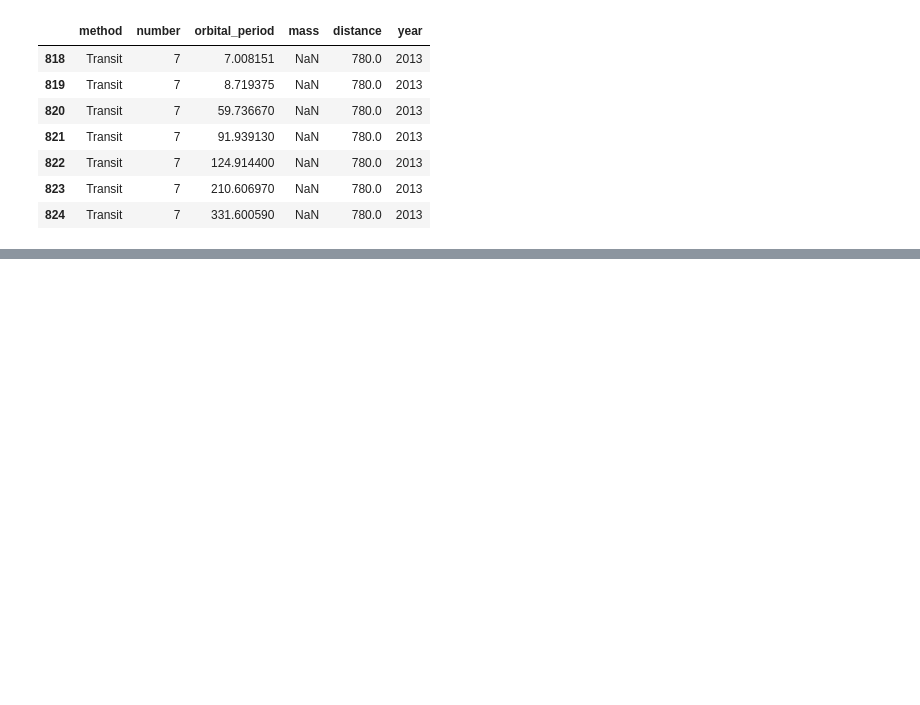
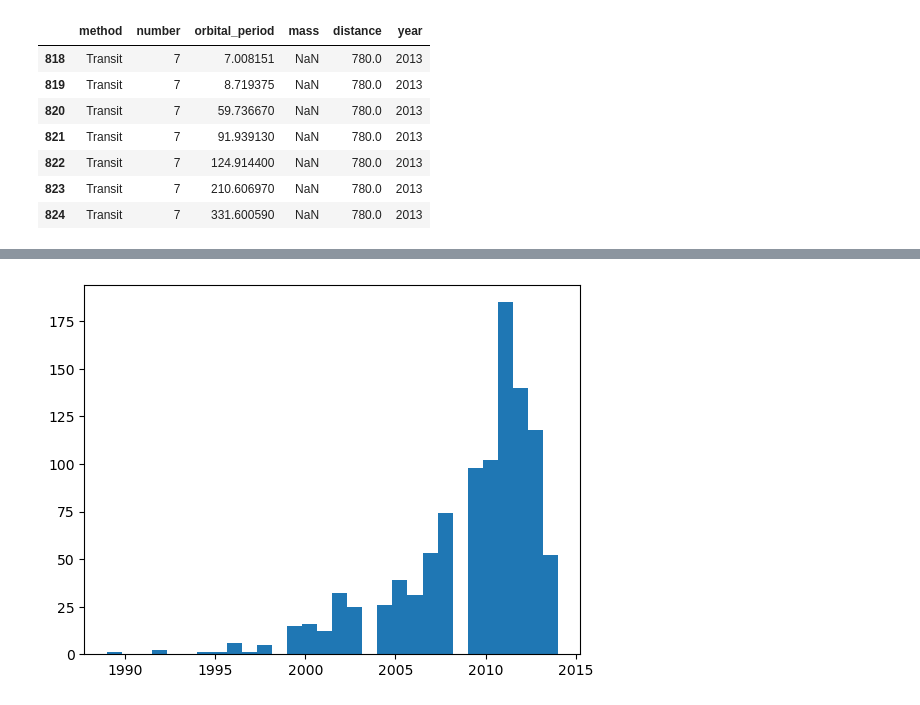
Before and after one commit to crypt0kitik/Introduction-to-Data-Analytics, a Jupyter notebook: Homework sets/Additional notebooks/Data Analytics - Planets.ipynb, the cells around one changed output, grey strips where cells are left out. Drawn from its saved outputs; the diff is of its cells as text; code cells hidden in the pictures; blank space fills up the shorter version.

```diff
--- a/Homework sets/Additional notebooks/Data Analytics - Planets.ipynb
+++ b/Homework sets/Additional notebooks/Data Analytics - Planets.ipynb
@@ -184,0 +196,7 @@ KeyError: 'Column not found: planet'
+# %%
+# we also can use plot to show groups of discoveries
+# we use plot with bins, the data will be divided into a set of equally spaced bins
+plt.hist(planets['year'], bins=30)
+plt.show()
+# %% [output]
+[figure, added]
```
Also changed, not shown: parts of 5 cells of this notebook.
